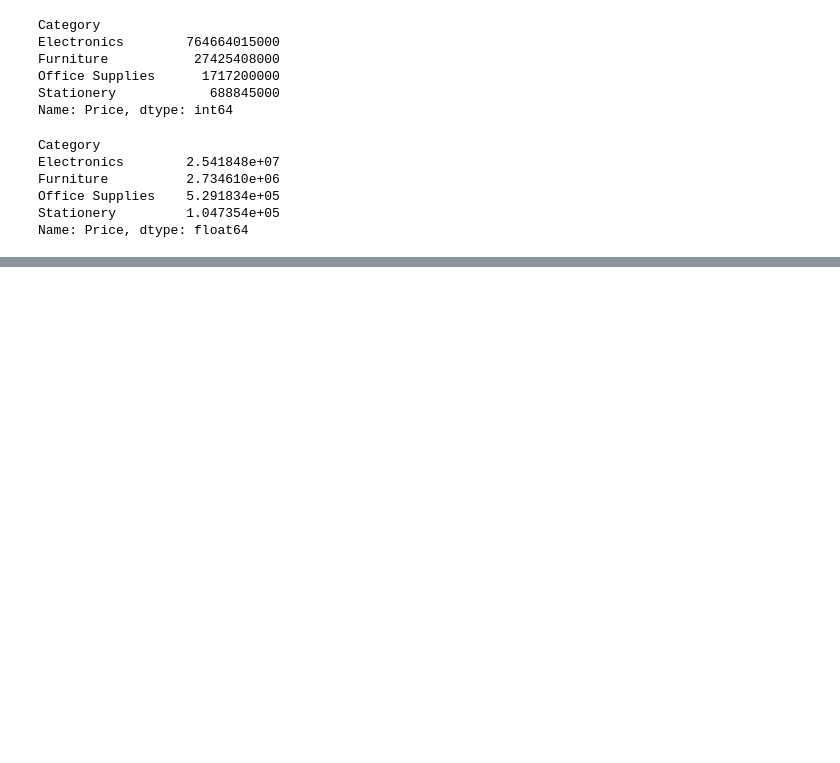
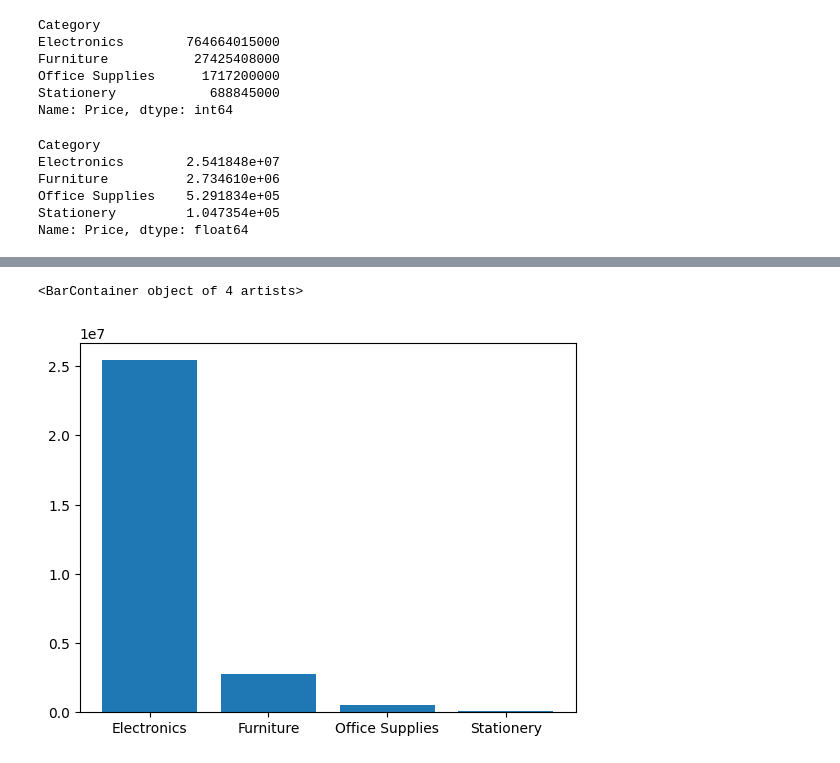
Before and after one commit to aminrahkan/sales-data-analysis, a Jupyter notebook: excercise 1 .ipynb, the cells around one changed output, grey strips where cells are left out. Cells and saved outputs as stored; diff of their text form; code cells hidden in the pictures; blank space fills up the shorter version.

```diff
--- a/excercise 1 .ipynb
+++ b/excercise 1 .ipynb
@@ -314,0 +329,5 @@ salesPercat=data.groupby('Category').aggregate(Total_Sales=data['Price'])
+# %%
+plt.bar(salesPercat['Mean_sales'].index,salesPercat['Mean_sales'].values)
+# %% [output]
+<BarContainer object of 4 artists>
+[figure, added]
```
Also changed, not shown: parts of 8 cells of this notebook.
